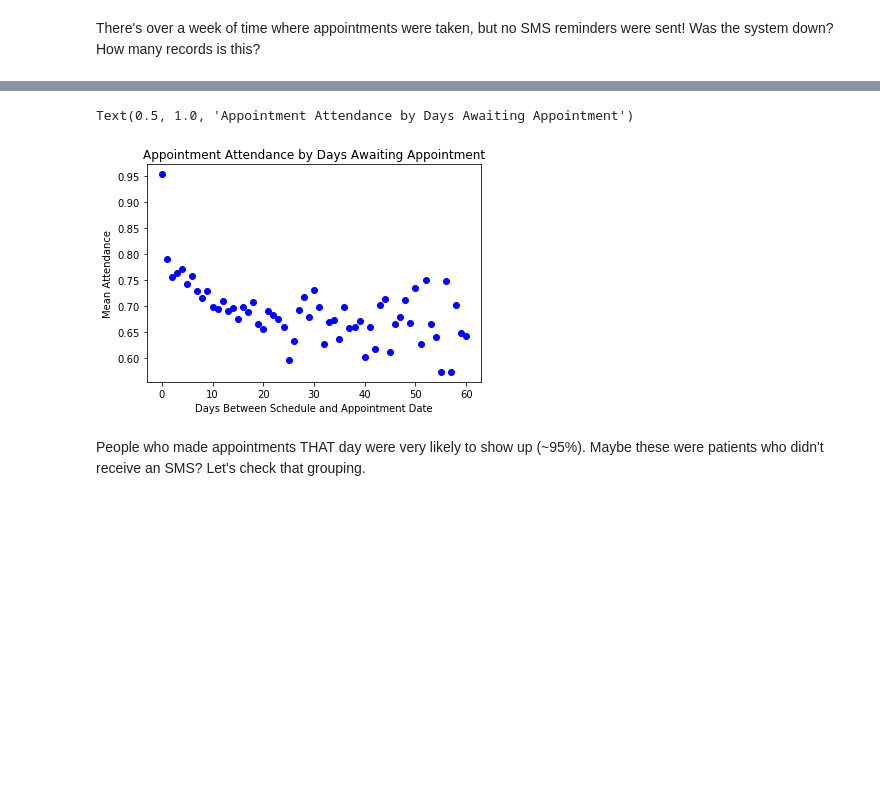
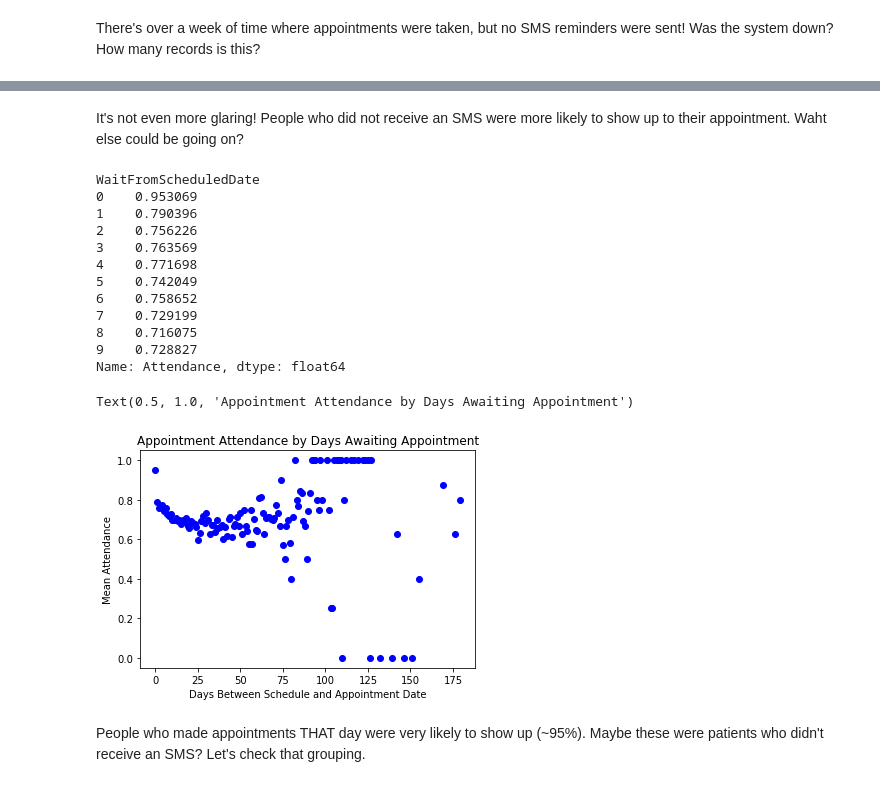
Before and after one commit to JordanPhilipMeyer/PatientNoShow, a Jupyter notebook: PredictNoShow-Copy1.ipynb, the cells around one changed output, grey strips where cells are left out. Saved outputs shown, nothing was run; the diff lists cells and outputs as text; code cells hidden in the pictures; blank space fills up the shorter version.

```diff
--- a/PredictNoShow-Copy1.ipynb
+++ b/PredictNoShow-Copy1.ipynb
@@ -383,3 +303,0 @@ This accounts for 1.9% percent of the data
-# %%
-#Elminate the patients who waited longer than 60 days for their appointment
-df = df[df.WaitFromScheduledDate <= 60]
@@ -470,13 +398,27 @@ df = df[(df.AppointmentDay<"2016-05-15") | (df.AppointmentDay > "2016-05-23")]
+# %% [markdown]
+It's not even more glaring! People who did not receive an SMS were more likely to show up to their appointment. Waht else could be going on?
 # %%
 grouping = df['Attendance'].groupby(df['WaitFromScheduledDate'])
-grouping.mean().head(10)
+print(grouping.mean().head(10))
 plt.plot(grouping.mean(), 'bo')
 plt.ylabel('Mean Attendance')
 plt.xlabel('Days Between Schedule and Appointment Date')
 plt.title('Appointment Attendance by Days Awaiting Appointment')
 # %% [output]
-Text(0.5, 1.0, 'Appointment Attendance by Days Awaiting Appointment')
+WaitFromScheduledDate
+0    0.953069
+1    0.790396
+2    0.756226
+3    0.763569
+4    0.771698
+5    0.742049
+6    0.758652
+7    0.729199
+8    0.716075
+9    0.728827
+Name: Attendance, dtype: float64
+Text(0.5, 1.0, 'Appointment Attendance by Days Awaiting Appointment')
-[figure, old version]
+[figure, new version]
 # %% [markdown]
 People who made appointments THAT day were very likely to show up (~95%). Maybe these were patients who didn't receive an SMS? Let's check that grouping.
 # %%
```
Also changed, not shown: parts of 137 cells of this notebook.
